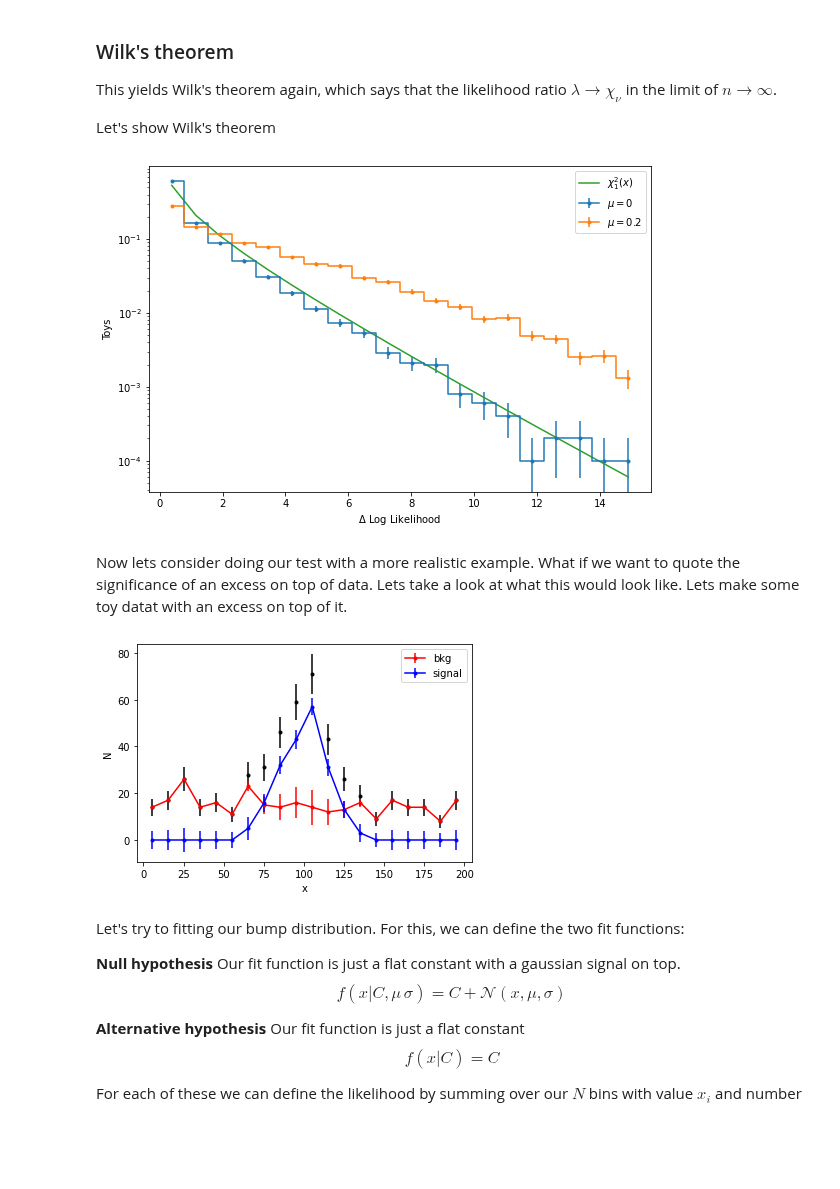
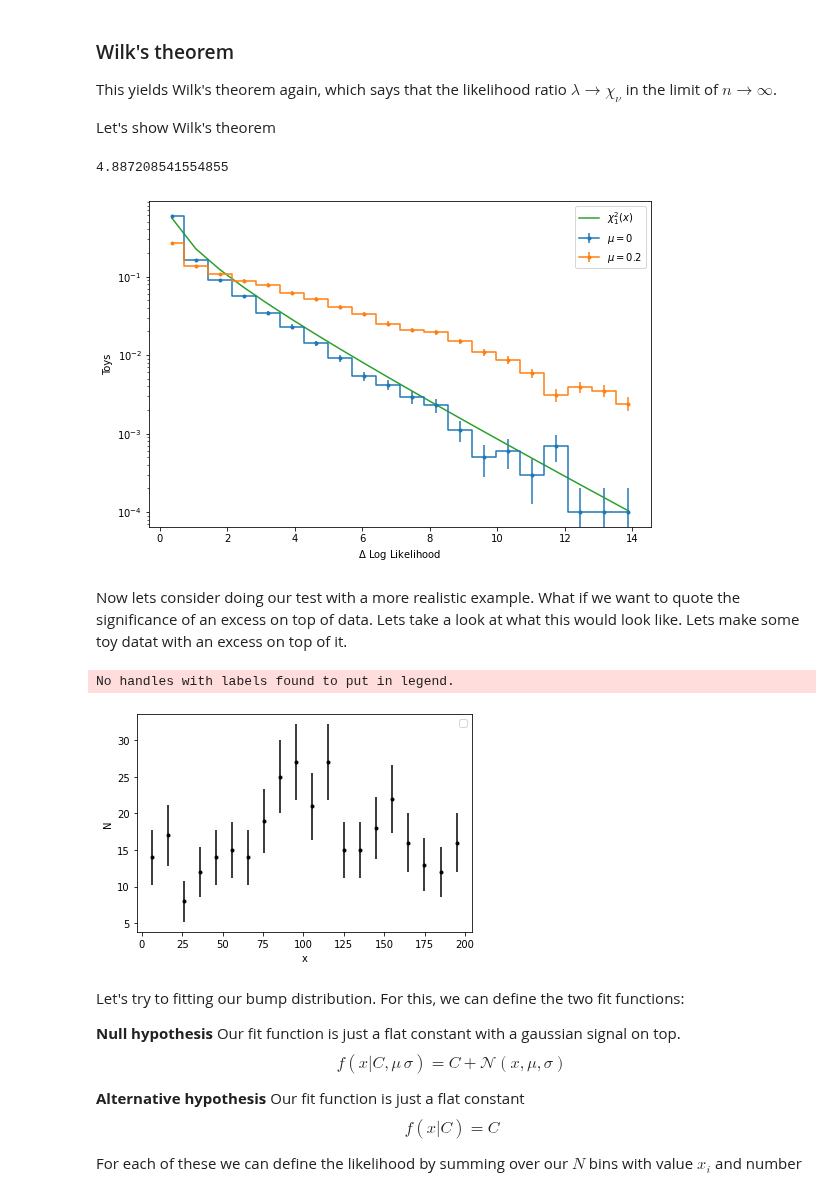
Before and after one commit to MIT-8s50/course, a Jupyter notebook: Lecture8/Lecture08_v1.ipynb, the cells around one changed output. Cells and saved outputs as stored; diff of their text form; code cells hidden in the pictures; blank space fills up the shorter version.

```diff
--- a/Lecture8/Lecture08_v1.ipynb
+++ b/Lecture8/Lecture08_v1.ipynb
@@ -972,6 +994,11 @@ def loglikelihoodGaus(isample,mu0=-1,sigma0=-1):
         sigmahat2=sum(sigmahat2)
     val=-n/2*(np.log(2*np.pi*sigmahat2)+1)
     return val
+
+hypoth=loglikelihoodGaus(testSamplesB,0) #compute with a fixed mean of 0
+null  =loglikelihoodGaus(testSamplesB) #compute with mean floating
+val=-2*(hypoth-null)
+print(val)
 
 def sampleGaus(iMean,iNToy=10000):
     ntoys=iNToy
@@ -1009,28 +1036,30 @@ ax.set_yscale('log')
 plt.legend()
 plt.show()
 # %% [output]
+4.887208541554855
-[figure, old version]
+[figure, new version]
 # %% [markdown]
 Now lets consider doing our test with a more realistic example. What if we want to quote the significance of an excess on top of data. Lets take a look at what this would look like. Lets make some toy datat with an excess on top of it.
 # %%
 #First lets make a data sample and fit it
 bkg = np.random.uniform(0,200, 300)
-sig = np.random.normal (100,15,200)
+sig = np.random.normal (100,15,40)
 data = np.append(sig,bkg)
 y, bin_edges = np.histogram(data, bins=20)
 ys, bin_edges = np.histogram(sig, bins=bin_edges)
 yb, bin_edges = np.histogram(bkg, bins=bin_edges)
 
 bin_centers = 0.5*(bin_edges[1:] + bin_edges[:-1])
 plt.errorbar(bin_centers, y,yerr= y**0.5,marker='.',linestyle = 'None', color = 'black')
-plt.errorbar(bin_centers,yb,yerr=ys**0.5,marker='.',linestyle = '-', color = 'red',label='bkg')
-plt.errorbar(bin_centers,ys,yerr=yb**0.5,marker='.',linestyle = '-', color = 'blue',label='signal')
+#plt.errorbar(bin_centers,yb,yerr=ys**0.5,marker='.',linestyle = '-', color = 'red',label='bkg')
+#plt.errorbar(bin_centers,ys,yerr=yb**0.5,marker='.',linestyle = '-', color = 'blue',label='signal')
 plt.xlabel("x")
 plt.ylabel("N")
 plt.legend()
 plt.show()
 # %% [output]
+No handles with labels found to put in legend.
-[figure, old version]
+[figure, new version]
 # %% [markdown]
 Let's try to fitting our bump distribution. For this, we can define the two fit functions:
 
```
Also changed, not shown: parts of 11 cells of this notebook, 13 other files.
